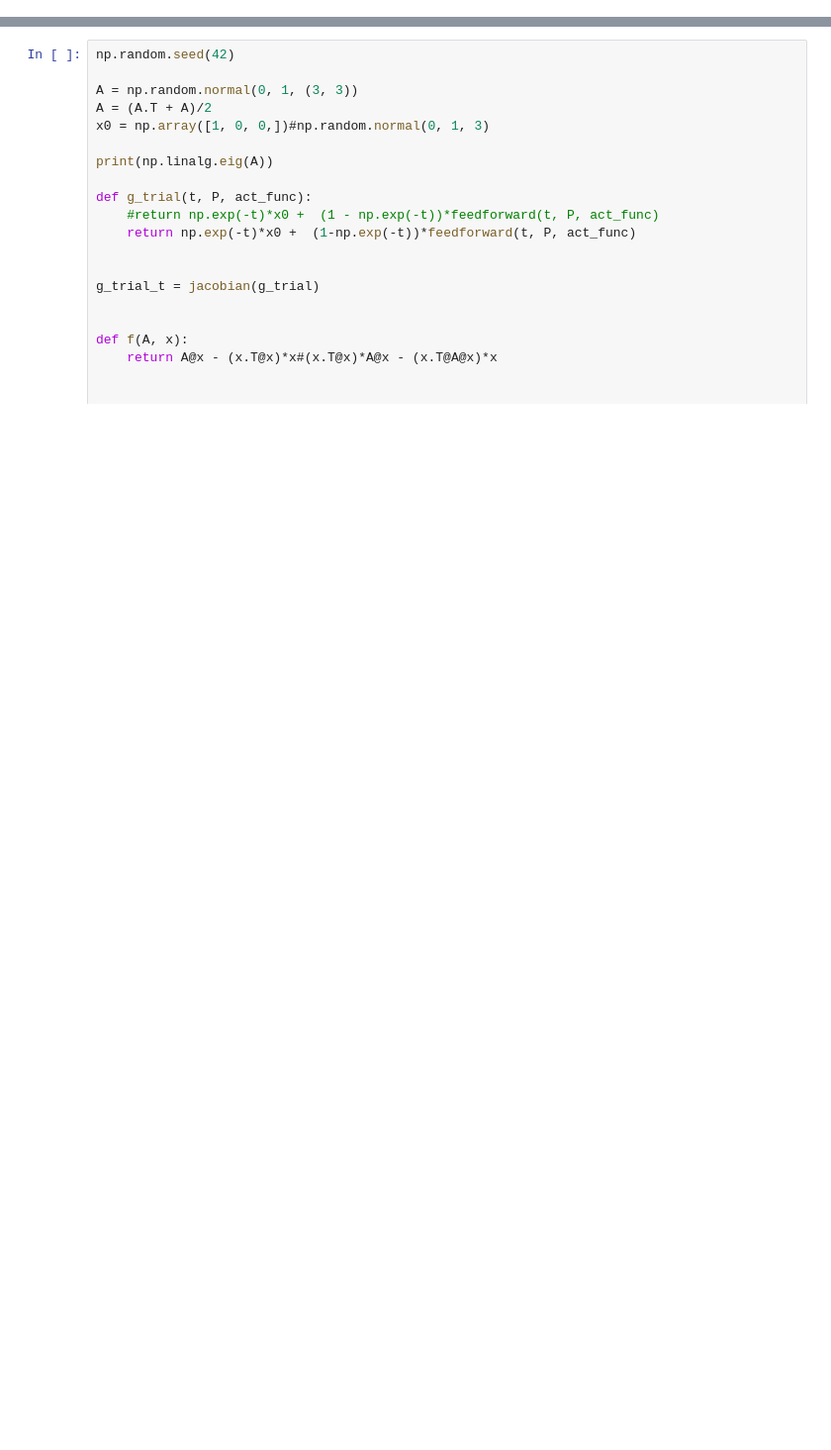
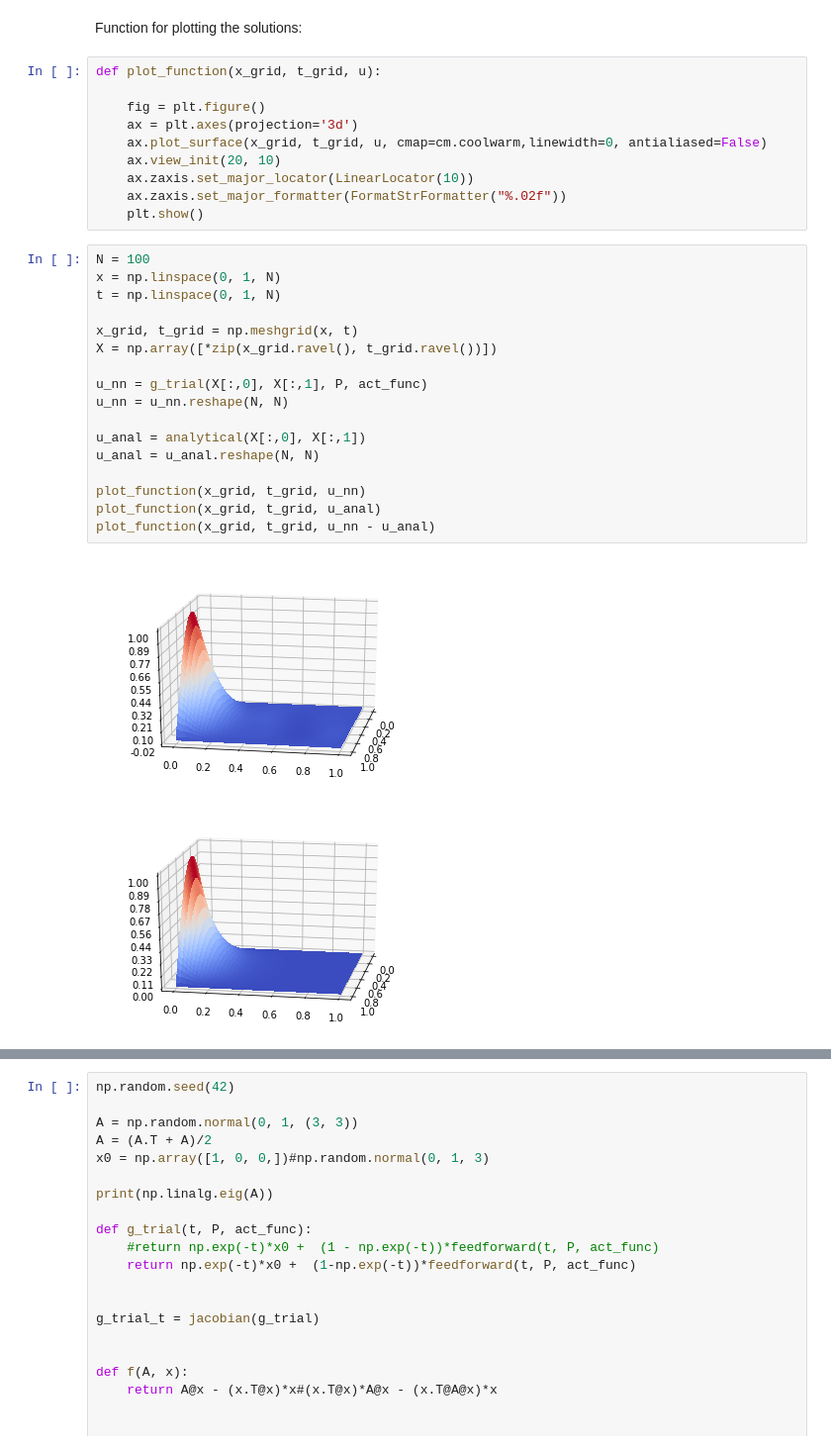
Before and after one commit to nicolossus/FYS-STK4155-Project3, a Jupyter notebook: notebooks/tadetut.ipynb, the cells around one changed output, grey strips where cells are left out. Shown at 99% size. Cells and saved outputs as stored; diff of their text form; blank space fills up the shorter version.

Commit message:
Plot results

```diff
--- a/notebooks/tadetut.ipynb
+++ b/notebooks/tadetut.ipynb
@@ -41,0 +135,32 @@ def ray_quo(A, x):
+# %% [markdown]
+Function for plotting the solutions:
+# %%
+def plot_function(x_grid, t_grid, u):
+
+    fig = plt.figure()
+    ax = plt.axes(projection='3d')
+    ax.plot_surface(x_grid, t_grid, u, cmap=cm.coolwarm,linewidth=0, antialiased=False)
+    ax.view_init(20, 10)
+    ax.zaxis.set_major_locator(LinearLocator(10))
+    ax.zaxis.set_major_formatter(FormatStrFormatter("%.02f"))
+    plt.show()
+# %%
+N = 100
+x = np.linspace(0, 1, N)
+t = np.linspace(0, 1, N)
+
+x_grid, t_grid = np.meshgrid(x, t)
+X = np.array([*zip(x_grid.ravel(), t_grid.ravel())])
+
+u_nn = g_trial(X[:,0], X[:,1], P, act_func)
+u_nn = u_nn.reshape(N, N)
+
+u_anal = analytical(X[:,0], X[:,1])
+u_anal = u_anal.reshape(N, N)
+
+plot_function(x_grid, t_grid, u_nn)
+plot_function(x_grid, t_grid, u_anal)
+plot_function(x_grid, t_grid, u_nn - u_anal)
+# %% [output]
+[figure, added]
+[figure, added]
```
Also changed, not shown: parts of 8 cells of this notebook.
